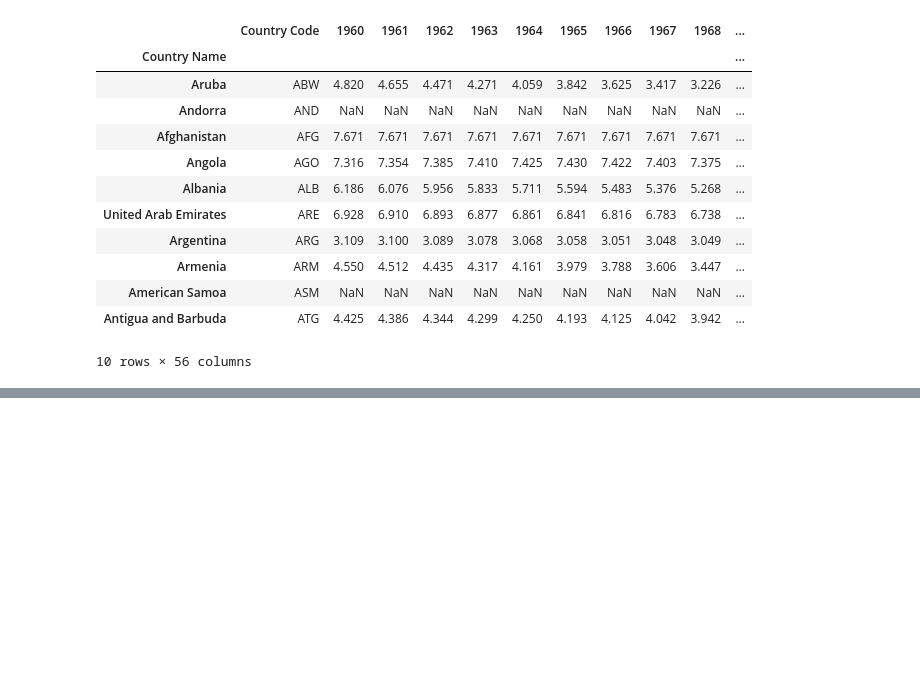
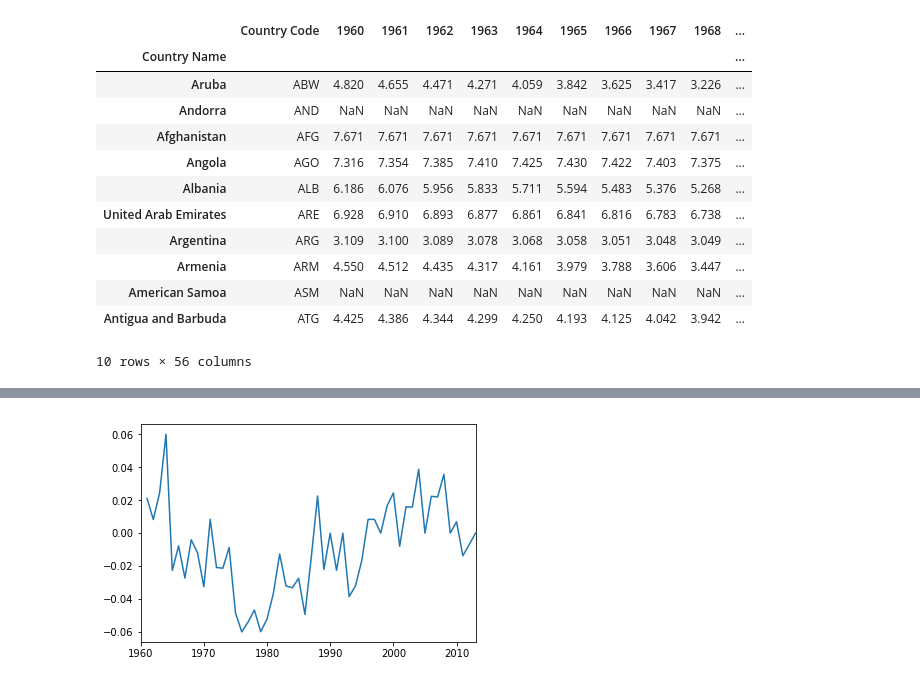
Before and after one commit to AlexEBall/Endangered_Languages_Capstone_Proj_1, a Jupyter notebook: Endangered Language EDA.ipynb, the cells around one changed output, grey strips where cells are left out. Drawn from its saved outputs; the diff is of its cells as text; code cells hidden in the pictures; blank space fills up the shorter version.

Commit message:
added some percentage change and graphs

```diff
--- a/Endangered Language EDA.ipynb
+++ b/Endangered Language EDA.ipynb
@@ -177,3 +177,5 @@ fertility_rate_df_average.head(10)
 | American Samoa | ASM | NaN | NaN | NaN | NaN | NaN | NaN | NaN | NaN | NaN | ... |
 | Antigua and Barbuda | ATG | 4.425 | 4.386 | 4.344 | 4.299 | 4.250 | 4.193 | 4.125 | 4.042 | 3.942 | ... |
 10 rows × 56 columns
+# %%
+italy_years = fertility_rate_df.loc['Italy', '1960':]
@@ -179,0 +186,2 @@ fertility_rate_df_average.head(10)
+# %%
+italy_fr_pct_change = italy_years.pct_change() * 100
@@ -179,0 +228,6 @@ fertility_rate_df_average.head(10)
+# %%
+%matplotlib inline
+italy_fr_pct_change.plot()
+plt.show()
+# %% [output]
+[figure, added]
```
Also changed, not shown: parts of 10 cells of this notebook.
